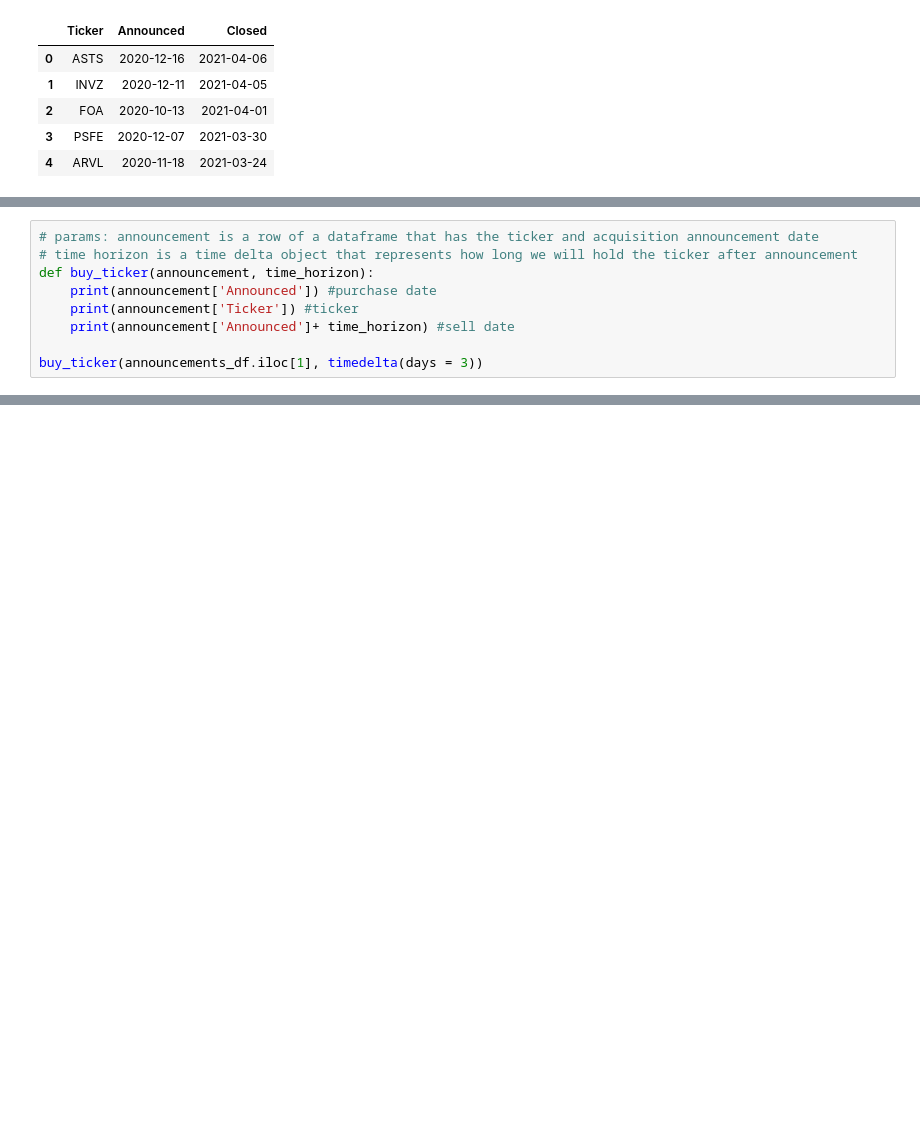
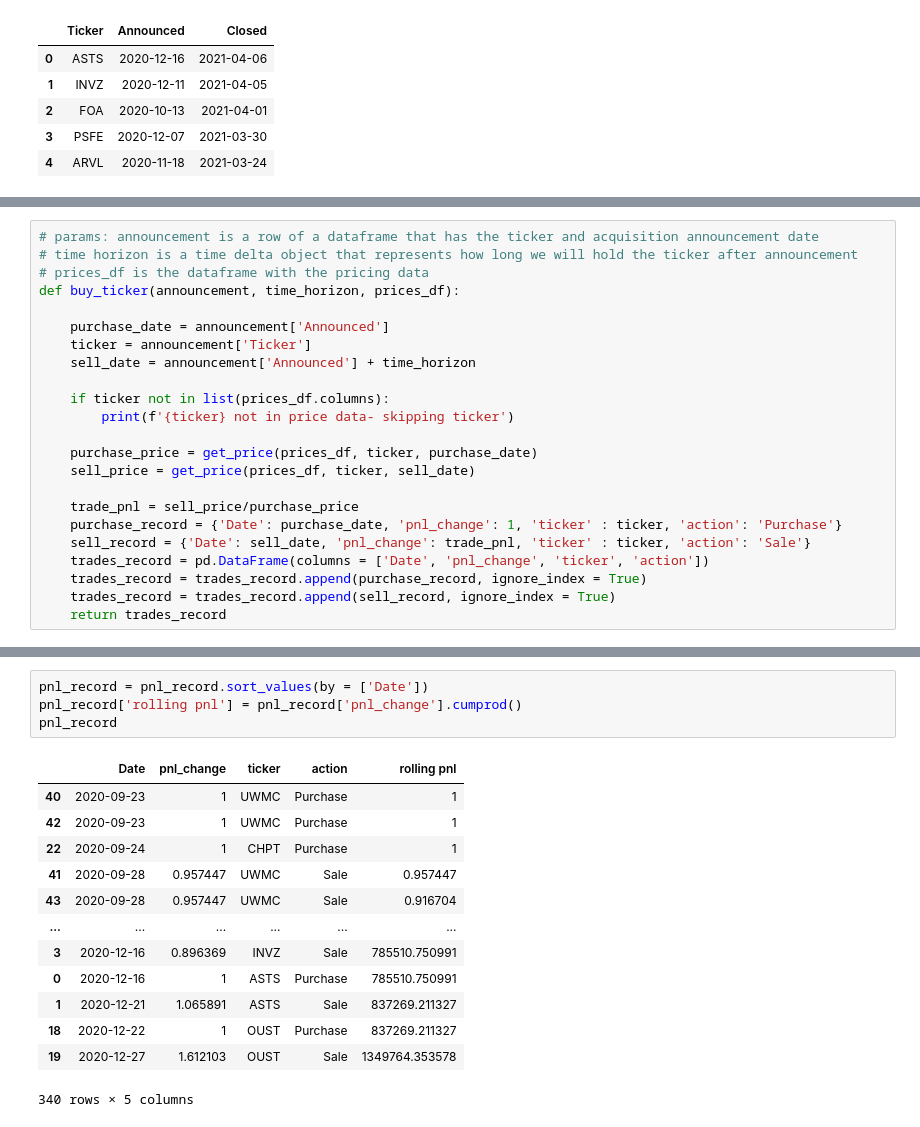
Before and after one commit to rahinroy/spac-ucf, a Jupyter notebook: MN Announcement Trading Backtester.ipynb, the cells around one changed output, grey strips where cells are left out. Saved outputs shown, nothing was run; the diff lists cells and outputs as text; blank space fills up the shorter version.

```diff
--- a/MN Announcement Trading Backtester.ipynb
+++ b/MN Announcement Trading Backtester.ipynb
@@ -110,9 +77,23 @@ CCN
 # %%
 # params: announcement is a row of a dataframe that has the ticker and acquisition announcement date
 # time horizon is a time delta object that represents how long we will hold the ticker after announcement
-def buy_ticker(announcement, time_horizon):
-    print(announcement['Announced']) #purchase date
-    print(announcement['Ticker']) #ticker
-    print(announcement['Announced']+ time_horizon) #sell date
+# prices_df is the dataframe with the pricing data
+def buy_ticker(announcement, time_horizon, prices_df):
 
-buy_ticker(announcements_df.iloc[1], timedelta(days = 3))
+    purchase_date = announcement['Announced']
+    ticker = announcement['Ticker']
+    sell_date = announcement['Announced'] + time_horizon
+
+    if ticker not in list(prices_df.columns):
+        print(f'{ticker} not in price data- skipping ticker')
+
+    purchase_price = get_price(prices_df, ticker, purchase_date)
+    sell_price = get_price(prices_df, ticker, sell_date)
+
+    trade_pnl = sell_price/purchase_price
+    purchase_record = {'Date': purchase_date, 'pnl_change': 1, 'ticker' : ticker, 'action': 'Purchase'}
+    sell_record = {'Date': sell_date, 'pnl_change': trade_pnl, 'ticker' : ticker, 'action': 'Sale'}
+    trades_record = pd.DataFrame(columns = ['Date', 'pnl_change', 'ticker', 'action'])
+    trades_record = trades_record.append(purchase_record, ignore_index = True)
+    trades_record = trades_record.append(sell_record, ignore_index = True)
+    return trades_record
@@ -124,0 +148,18 @@ buy_dates = []
+# %%
+pnl_record = pnl_record.sort_values(by = ['Date'])
+pnl_record['rolling pnl'] = pnl_record['pnl_change'].cumprod()
+pnl_record
+# %% [output]
+|  | Date | pnl_change | ticker | action | rolling pnl |
+| 40 | 2020-09-23 | 1 | UWMC | Purchase | 1 |
+| 42 | 2020-09-23 | 1 | UWMC | Purchase | 1 |
+| 22 | 2020-09-24 | 1 | CHPT | Purchase | 1 |
+| 41 | 2020-09-28 | 0.957447 | UWMC | Sale | 0.957447 |
+| 43 | 2020-09-28 | 0.957447 | UWMC | Sale | 0.916704 |
+| ... | ... | ... | ... | ... | ... |
+| 3 | 2020-12-16 | 0.896369 | INVZ | Sale | 785510.750991 |
+| 0 | 2020-12-16 | 1 | ASTS | Purchase | 785510.750991 |
+| 1 | 2020-12-21 | 1.065891 | ASTS | Sale | 837269.211327 |
+| 18 | 2020-12-22 | 1 | OUST | Purchase | 837269.211327 |
+| 19 | 2020-12-27 | 1.612103 | OUST | Sale | 1349764.353578 |
+340 rows × 5 columns
```
Also changed, not shown: parts of 11 cells of this notebook.
